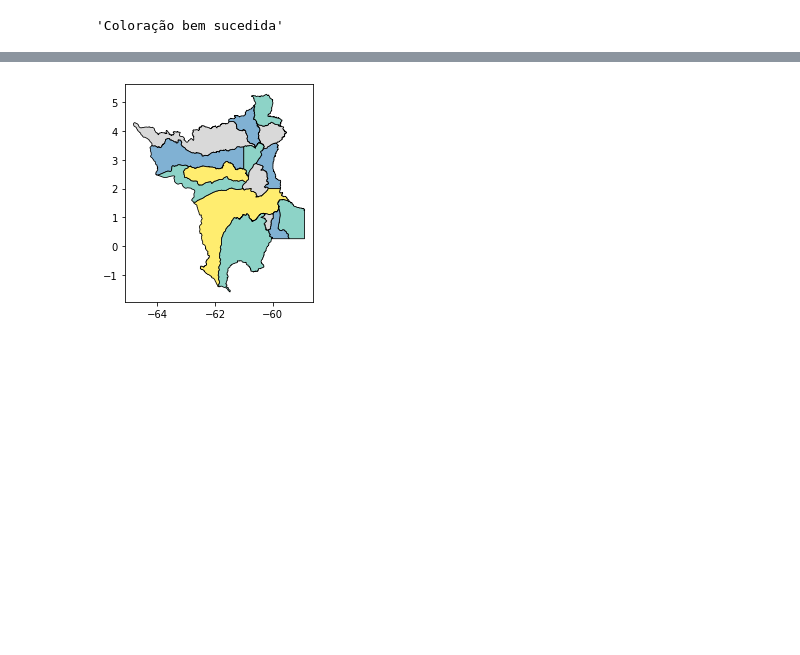
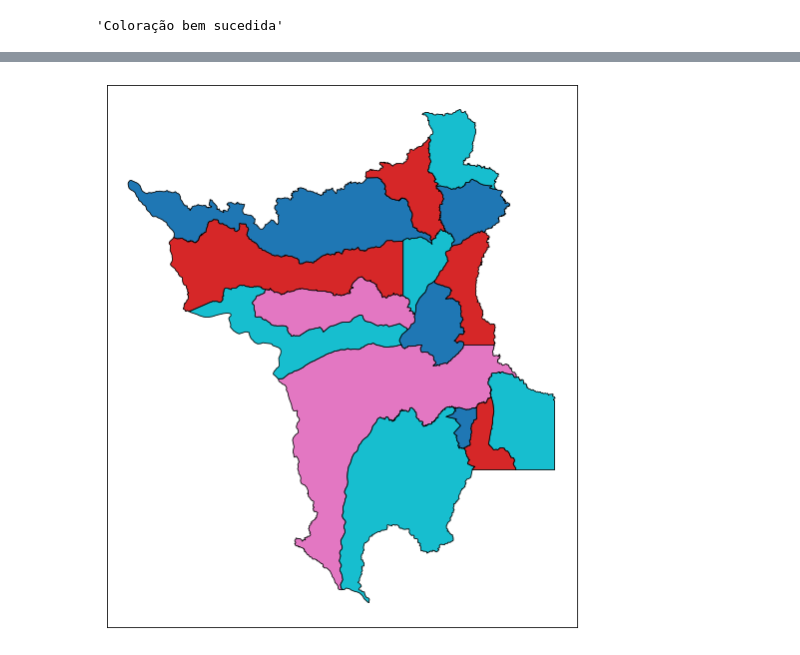
Before and after one commit to maria-raquel/Intro_IA, a Jupyter notebook: testes.ipynb, the cells around one changed output, grey strips where cells are left out. Cells and saved outputs as stored; diff of their text form; code cells hidden in the pictures; blank space fills up the shorter version.

Commit message:
mapa lindo colorido funcionando

```diff
--- a/testes.ipynb
+++ b/testes.ipynb
@@ -177,7 +179,7 @@ class Coloracao:
             print(f'{regiao}: {self.mapa[regiao]}')
         return
 # %%
-prob_ex = Problema(Roraima, ['FD8A8A', 'F1F7B5', 'A8D1D1', '9EA1D4'])
+prob_ex = Problema(Roraima, ['r', 'b', 'g', 'w'])
 col_ex = Coloracao(prob_ex)
 # %%
 col_ex.show_status()
@@ -210,24 +211,0 @@ col_ex.mapa
-# %%
-import geopandas as gpd
-import matplotlib.pyplot as plt
-
-# Carregando o arquivo GeoJSON de Roraima
-path_to_geojson = 'geojs-14-mun.json'
-gdf = gpd.read_file(path_to_geojson)
-
-# Criar uma nova coluna no GeoDataFrame para armazenar as cores
-gdf['color'] = None
-
-# Iterar sobre os municípios e atribuir a cor correspondente a cada um
-for i, row in gdf.iterrows():
-    municipio = row["name"]
-    if municipio in col_ex.mapa:
-        gdf.at[i, 'color'] = col_ex.mapa[municipio]
-
-# Plotar o mapa com as cores atribuídas aos municípios
-gdf.plot(column='color', cmap='Set3', linewidth=0.8, edgecolor='black')
-
-# Exibir o mapa
-plt.show()
-# %% [output]
-[figure, removed]
@@ -233,0 +215,19 @@ plt.show()
+# %%
+geojson_path = "geojs-14-mun.json"
+gdf = gpd.read_file(geojson_path)
+
+for index, row in gdf.iterrows():
+    muni = row["name"]
+    if muni in col_ex.mapa:
+        color = col_ex.mapa[muni]
+        gdf.loc[index, 'color'] = color
+
+fig, ax = plt.subplots(figsize=(10, 10))
+gdf.plot(ax=ax, column='color', linewidth=0.8, edgecolor='black', legend=False)
+
+ax.set_xticks([])
+ax.set_yticks([])
+
+plt.show()
+# %% [output]
+[figure, added]
```
Also changed, not shown: parts of 3 cells of this notebook.
